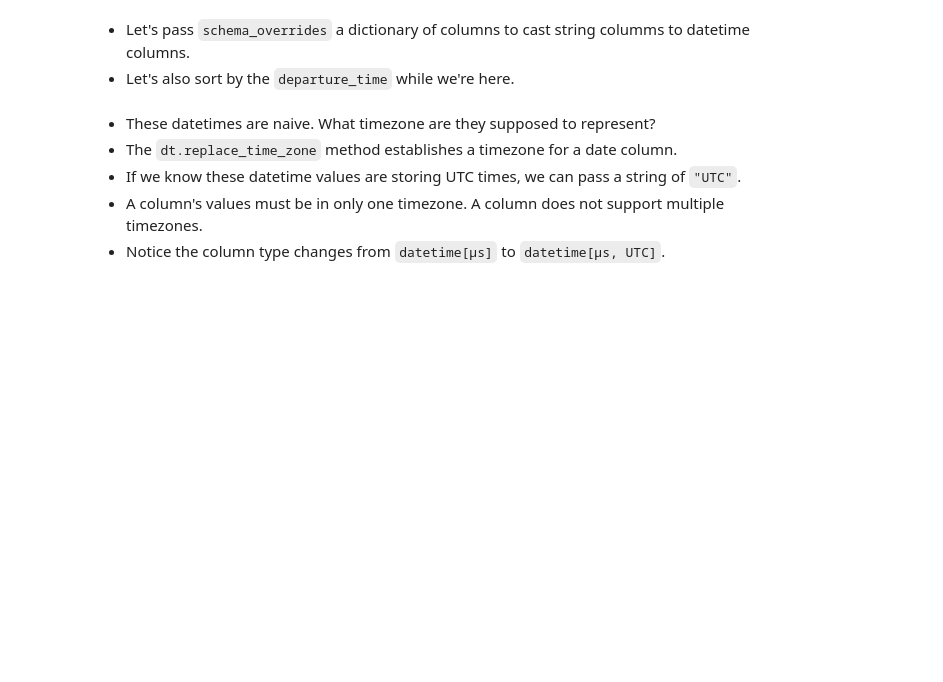
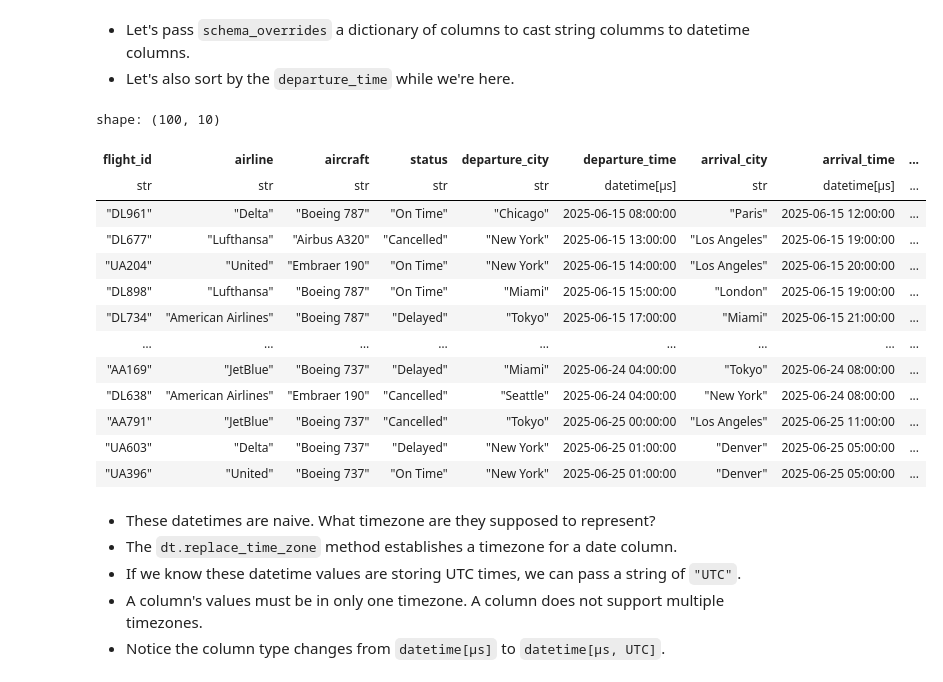
Before and after one commit to yaowenqiang/Data-Analysis-with-Polars-and-Python, a Jupyter notebook: incomplete/14 - Working with Datetimes.ipynb, the cells around one changed output. Cells and saved outputs as stored; diff of their text form; code cells hidden in the pictures; blank space fills up the shorter version.

Commit message:
add more datetime notes

```diff
--- a/incomplete/14 - Working with Datetimes.ipynb
+++ b/incomplete/14 - Working with Datetimes.ipynb
@@ -382,6 +744,39 @@ shape: (8, 13)
 # %% [markdown]
 - Let's pass `schema_overrides` a dictionary of columns to cast string columms to datetime columns.
 - Let's also sort by the `departure_time` while we're here.
+# %%
+flights = (
+    pl.read_json(
+        "flights.json",
+        schema_overrides={"departure_time": pl.Datetime, "arrival_time": pl.Datetime},
+    )
+    .sort("departure_time")
+    .with_columns(
+        pl.col("departure_time")
+        .dt.replace_time_zone("America/New_York")
+        .dt.offset_by("4h")
+        .alias("new departure_time"),
+        pl.col("arrival_time")
+        .dt.replace_time_zone("America/New_York")
+        .alias("new arrival_time"),
+    )
+)
+flights
+# %% [output]
+shape: (100, 10)
+| flight_id | airline | aircraft | status | departure_city | departure_time | arrival_city | arrival_time | ... |
+| str | str | str | str | str | datetime[μs] | str | datetime[μs] | ... |
+| "DL961" | "Delta" | "Boeing 787" | "On Time" | "Chicago" | 2025-06-15 08:00:00 | "Paris" | 2025-06-15 12:00:00 | ... |
+| "DL677" | "Lufthansa" | "Airbus A320" | "Cancelled" | "New York" | 2025-06-15 13:00:00 | "Los Angeles" | 2025-06-15 19:00:00 | ... |
+| "UA204" | "United" | "Embraer 190" | "On Time" | "New York" | 2025-06-15 14:00:00 | "Los Angeles" | 2025-06-15 20:00:00 | ... |
+| "DL898" | "Lufthansa" | "Boeing 787" | "On Time" | "Miami" | 2025-06-15 15:00:00 | "London" | 2025-06-15 19:00:00 | ... |
+| "DL734" | "American Airlines" | "Boeing 787" | "Delayed" | "Tokyo" | 2025-06-15 17:00:00 | "Miami" | 2025-06-15 21:00:00 | ... |
+| … | … | … | … | … | … | … | … | ... |
+| "AA169" | "JetBlue" | "Boeing 737" | "Delayed" | "Miami" | 2025-06-24 04:00:00 | "Tokyo" | 2025-06-24 08:00:00 | ... |
+| "DL638" | "American Airlines" | "Embraer 190" | "Cancelled" | "Seattle" | 2025-06-24 04:00:00 | "New York" | 2025-06-24 08:00:00 | ... |
+| "AA791" | "JetBlue" | "Boeing 737" | "Cancelled" | "Tokyo" | 2025-06-25 00:00:00 | "Los Angeles" | 2025-06-25 11:00:00 | ... |
+| "UA603" | "Delta" | "Boeing 737" | "Delayed" | "New York" | 2025-06-25 01:00:00 | "Denver" | 2025-06-25 05:00:00 | ... |
+| "UA396" | "United" | "Boeing 737" | "On Time" | "New York" | 2025-06-25 01:00:00 | "Denver" | 2025-06-25 05:00:00 | ... |
 # %% [markdown]
 - These datetimes are naive. What timezone are they supposed to represent?
 - The `dt.replace_time_zone` method establishes a timezone for a date column.
```
Also changed, not shown: parts of 35 cells of this notebook.
